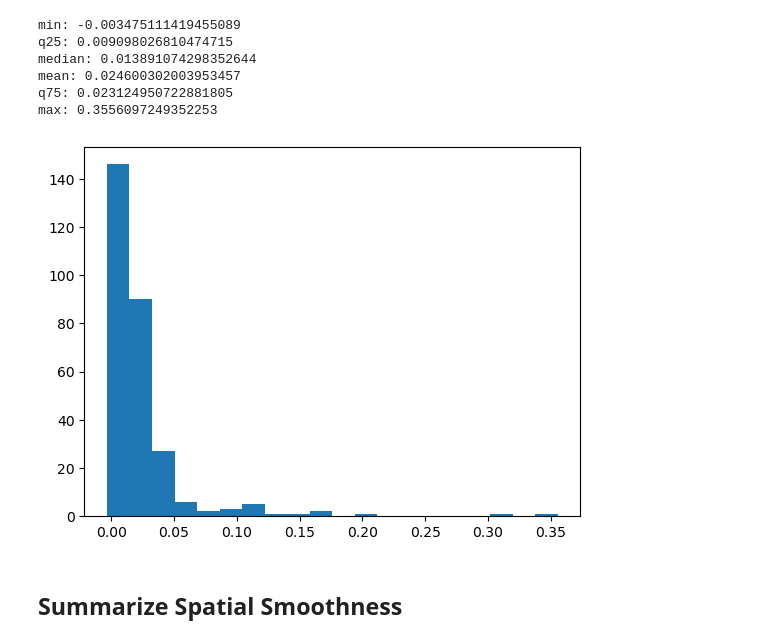
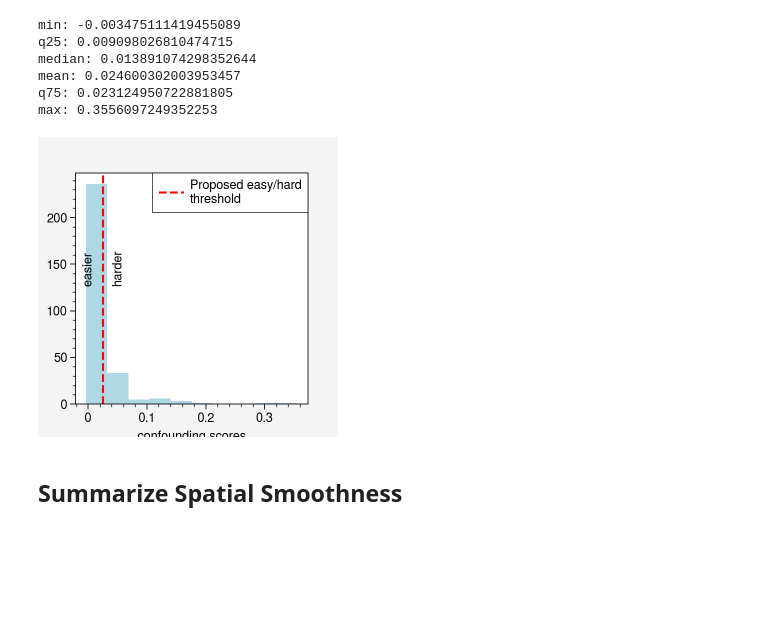
Before and after one commit to NSAPH-Projects/space, a Jupyter notebook: examples/difficulty_levels.ipynb, the cells around one changed output. Saved outputs shown, nothing was run; the diff lists cells and outputs as text; code cells hidden in the pictures; blank space fills up the shorter version.

```diff
--- a/examples/difficulty_levels.ipynb
+++ b/examples/difficulty_levels.ipynb
@@ -240,11 +235,22 @@ median: 0.013891074298352644
 mean: 0.024600302003953457
 q75: 0.023124950722881805
 max: 0.3556097249352253
-# %%
-# make a histogram of the confounding scores
-plt.hist(conf_score, bins=20);
-# %% [output]
-[figure, removed]
+# %%
+# make a histogram of the confounding scores
+# plt.hist(conf_score, bins=20);
+
+# make a histogram of the confounding scores
+plt.figure(figsize=(3, 3))
+plt.hist(conf_score, bins=10, color="lightblue");
+plt.xlabel("confounding scores")
+plt.axvline(x=0.025, color="red", linestyle="--", label="Proposed easy/hard\nthreshold")
+plt.text(0.04, 130, "harder", color="black", fontsize=9, rotation=90)
+plt.text(-0.01, 130, "easier", color="black", fontsize=9, rotation=90)
+plt.grid(False)
+plt.legend();
+plt.savefig("scores-conf.png", bbox_inches="tight")
+# %% [output]
+[figure, added]
 # %% [markdown]
 ## Summarize Spatial Smoothness
 # %%
```
Also changed, not shown: parts of 5 cells of this notebook, 3 other files.
